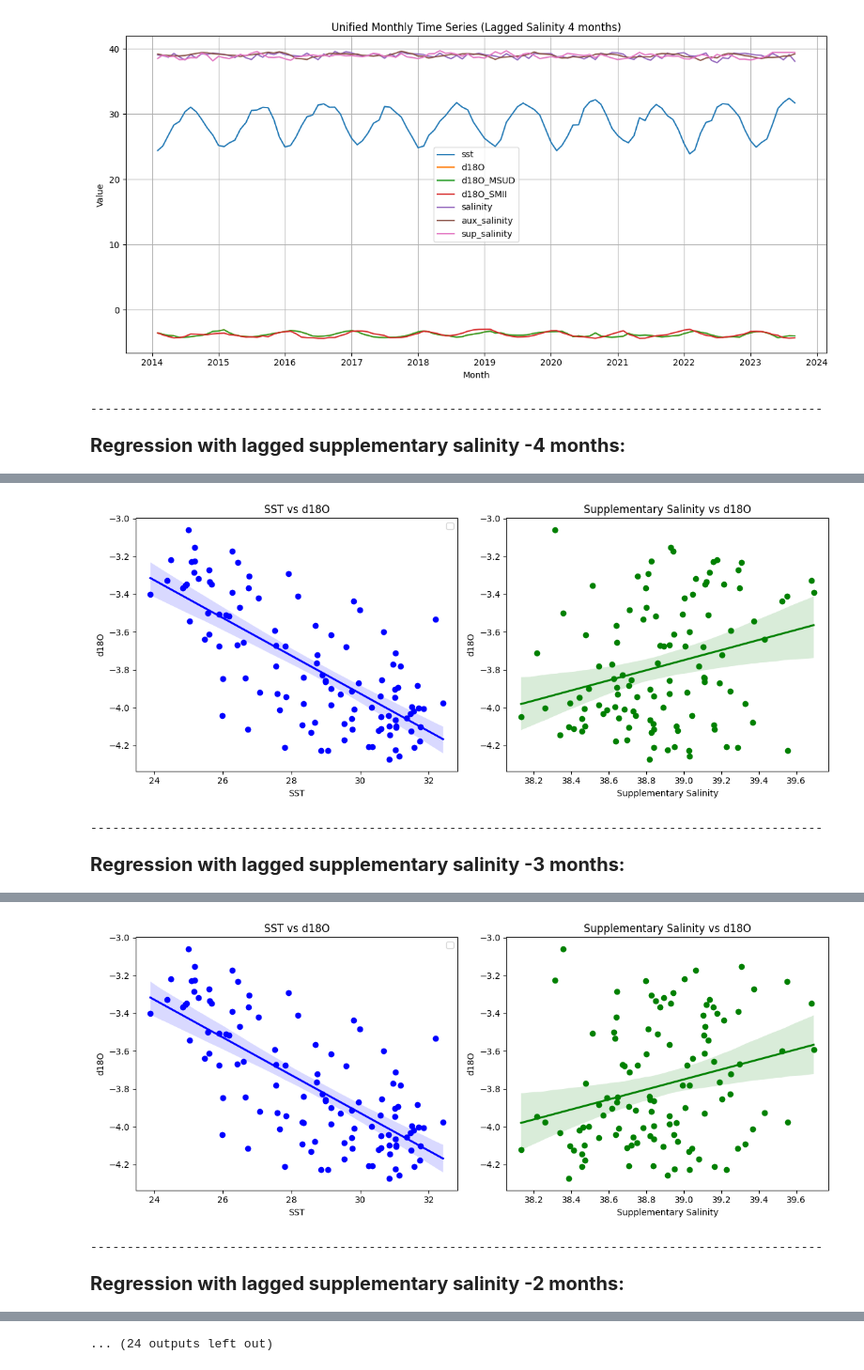
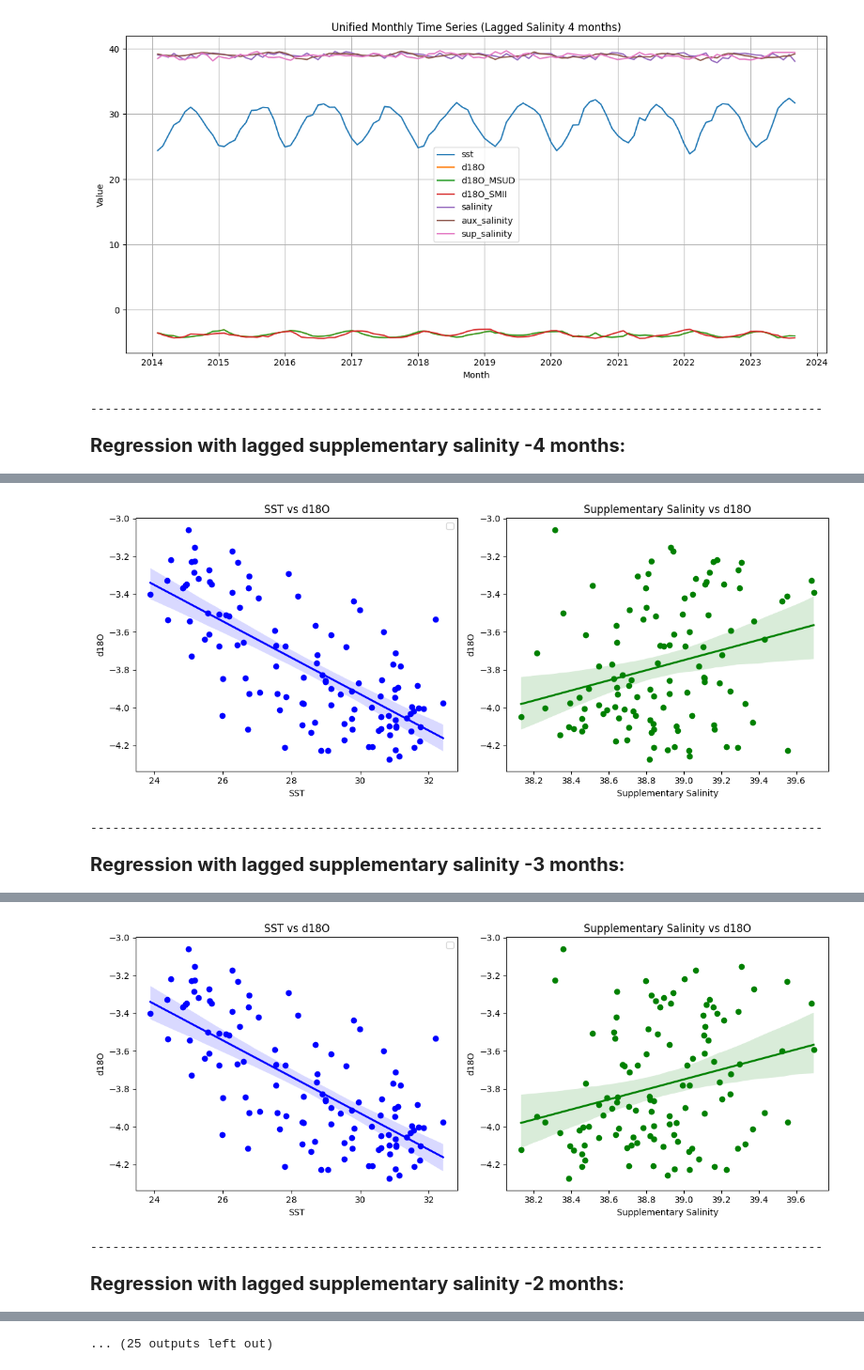
Before and after one commit to Equite774/CobbLab, a Jupyter notebook: d18O_correlation/newer_salinity_correlation.ipynb, the cells around one changed output, grey strips where cells are left out. Shown at 94% size. Saved outputs shown, nothing was run; the diff lists cells and outputs as text; code cells hidden in the pictures.

```diff
--- a/d18O_correlation/newer_salinity_correlation.ipynb
+++ b/d18O_correlation/newer_salinity_correlation.ipynb
@@ -162,8 +162,8 @@ for i in range(-4, 5):
     model = sm.OLS(y, X_scaled).fit()
     print(model.summary())
 
-    X_sst = sm.add_constant(df_lagged['sst'])
-    model_sst = sm.OLS(df_lagged['d18O'], X_sst).fit()
+    X_sst = sm.add_constant(df['sst'])
+    model_sst = sm.OLS(df['d18O'], X_sst).fit()
     print("R² for SST only:", model_sst.rsquared)
 
     X_salinity = sm.add_constant(df_lagged['sup_salinity'])
@@ -173,8 +173,8 @@ for i in range(-4, 5):
     # Visualize
     fig, axs = plt.subplots(1, 2, figsize=(12, 5))
 
-    axs[0].scatter(df_lagged['sst'], df_lagged['d18O'], color='blue')
-    sns.regplot(x='sst', y='d18O', data=df_lagged, scatter=False, ax=axs[0], color='blue', line_kws={'label': 'Best Fit Line'})
+    axs[0].scatter(df['sst'], df['d18O'], color='blue')
+    sns.regplot(x='sst', y='d18O', data=df, scatter=False, ax=axs[0], color='blue', line_kws={'label': 'Best Fit Line'})
     axs[0].legend()
     axs[0].set_title("SST vs d18O")
     axs[0].set_xlabel("SST")
@@ -210,5 +210,5 @@ R² for SST only: 0.52052006470827
 R² for Salinity only: 0.07295243470868529
-[figure, old version]
+[figure, new version]
 ----------------------------------------------------------------------------------------------------
 Regression with lagged supplementary salinity -3 months:
                             OLS Regression Results
@@ -230,5 +230,5 @@ R² for SST only: 0.5179767296796776
 R² for Salinity only: 0.0723607272513056
-[figure, old version]
+[figure, new version]
 ----------------------------------------------------------------------------------------------------
 Regression with lagged supplementary salinity -2 months:
                             OLS Regression Results
@@ -252 +252 @@ R² for Salinity only: 0.04979064426470148
-... (24 outputs left out)
+... (25 outputs left out)
```
Also changed, not shown: parts of 1 cell of this notebook, 1 other file.
